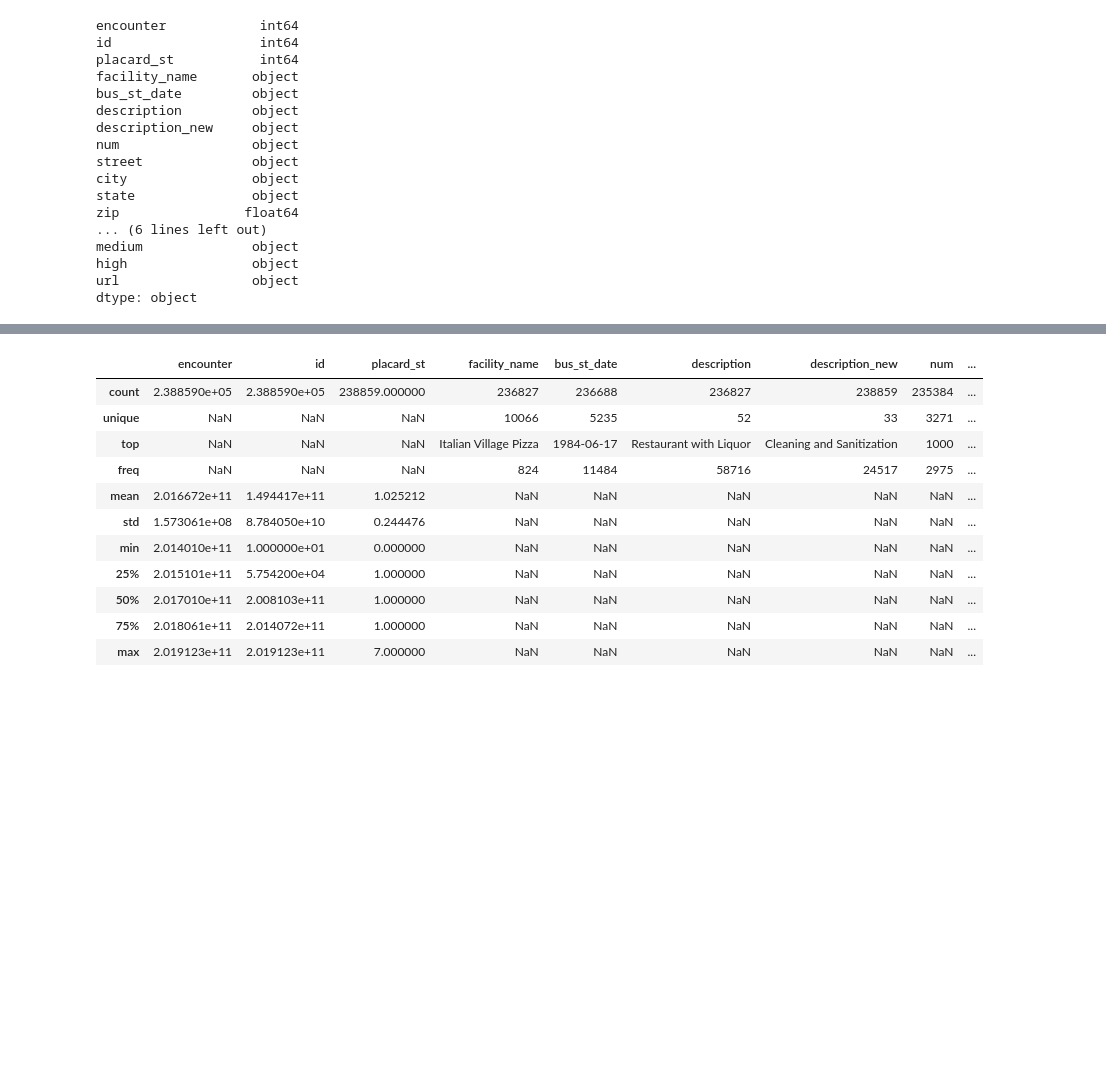
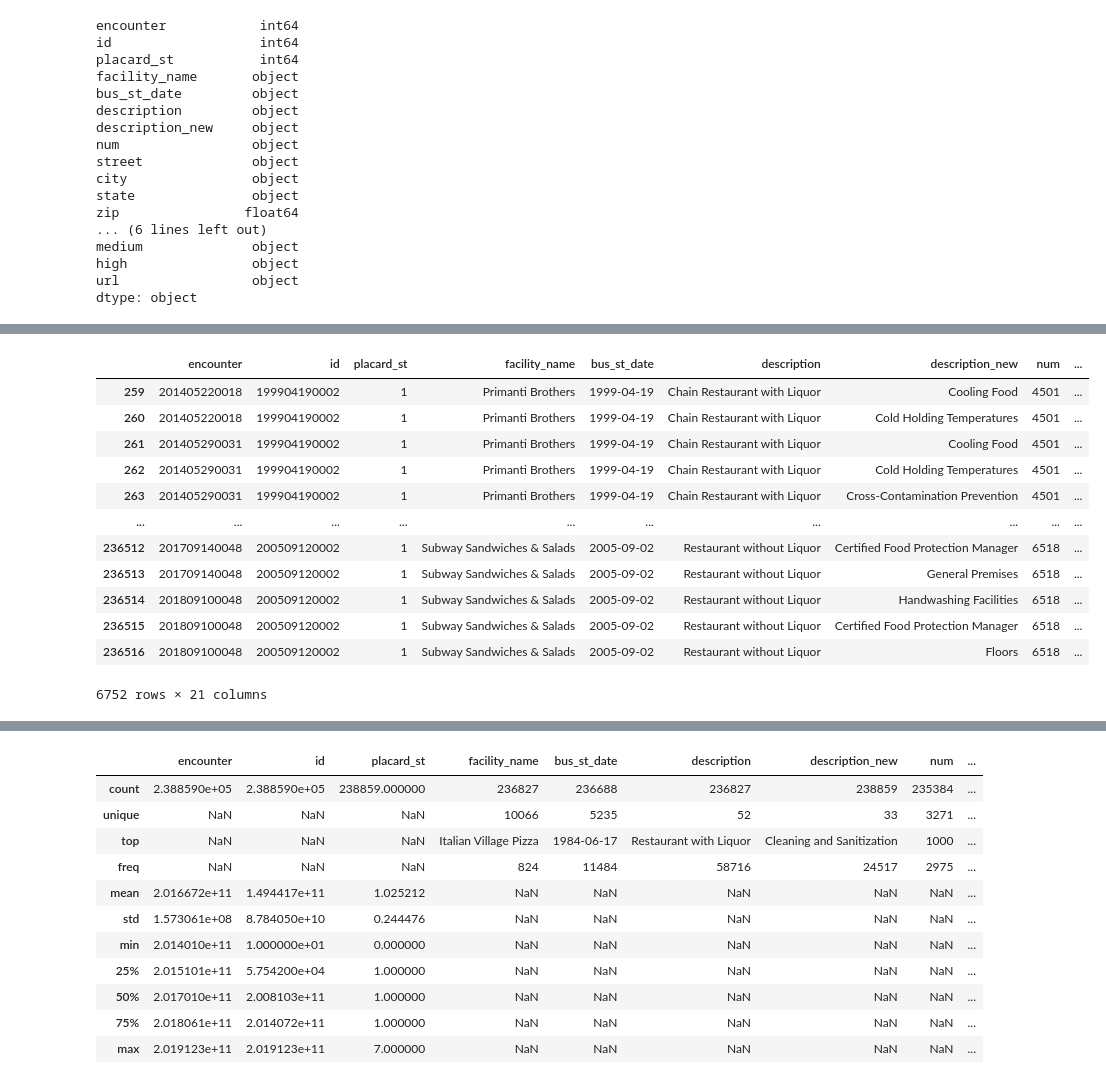
Before and after one commit to tnakatani/python2_ccac, a Jupyter notebook: wk_10/in_class/allegheny_county_health_violations.ipynb, the cells around one changed output, grey strips where cells are left out. Drawn from its saved outputs; the diff is of its cells as text; code cells hidden in the pictures; blank space fills up the shorter version.

```diff
--- a/wk_10/in_class/allegheny_county_health_violations.ipynb
+++ b/wk_10/in_class/allegheny_county_health_violations.ipynb
@@ -1,6 +7,7 @@
 # %%
 import pandas as pd
 import numpy as np
+pd.set_option('display.max_columns', None) # show all columns
 
 df = pd.read_csv('data/allegheny_county_food_violations.csv')
 # %%
@@ -35,0 +74,17 @@ dtype: object
+# %%
+# Pull all rows where the municipal column is 'Robinson'
+df.loc[df['municipal'] == 'Robinson']
+# %% [output]
+|  | encounter | id | placard_st | facility_name | bus_st_date | description | description_new | num | ... |
+| 259 | 201405220018 | 199904190002 | 1 | Primanti Brothers | 1999-04-19 | Chain Restaurant with Liquor | Cooling Food | 4501 | ... |
+| 260 | 201405220018 | 199904190002 | 1 | Primanti Brothers | 1999-04-19 | Chain Restaurant with Liquor | Cold Holding Temperatures | 4501 | ... |
+| 261 | 201405290031 | 199904190002 | 1 | Primanti Brothers | 1999-04-19 | Chain Restaurant with Liquor | Cooling Food | 4501 | ... |
+| 262 | 201405290031 | 199904190002 | 1 | Primanti Brothers | 1999-04-19 | Chain Restaurant with Liquor | Cold Holding Temperatures | 4501 | ... |
+| 263 | 201405290031 | 199904190002 | 1 | Primanti Brothers | 1999-04-19 | Chain Restaurant with Liquor | Cross-Contamination Prevention | 4501 | ... |
+| ... | ... | ... | ... | ... | ... | ... | ... | ... | ... |
+| 236512 | 201709140048 | 200509120002 | 1 | Subway Sandwiches & Salads | 2005-09-02 | Restaurant without Liquor | Certified Food Protection Manager | 6518 | ... |
+| 236513 | 201709140048 | 200509120002 | 1 | Subway Sandwiches & Salads | 2005-09-02 | Restaurant without Liquor | General Premises | 6518 | ... |
+| 236514 | 201809100048 | 200509120002 | 1 | Subway Sandwiches & Salads | 2005-09-02 | Restaurant without Liquor | Handwashing Facilities | 6518 | ... |
+| 236515 | 201809100048 | 200509120002 | 1 | Subway Sandwiches & Salads | 2005-09-02 | Restaurant without Liquor | Certified Food Protection Manager | 6518 | ... |
+| 236516 | 201809100048 | 200509120002 | 1 | Subway Sandwiches & Salads | 2005-09-02 | Restaurant without Liquor | Floors | 6518 | ... |
+6752 rows × 21 columns
```
Also changed, not shown: parts of 6 cells of this notebook.
